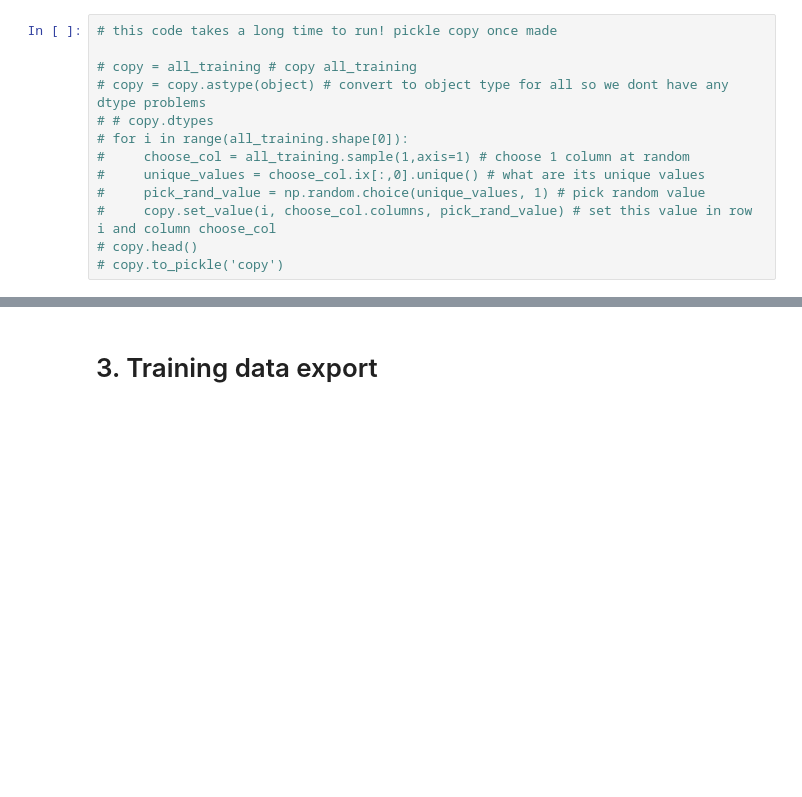
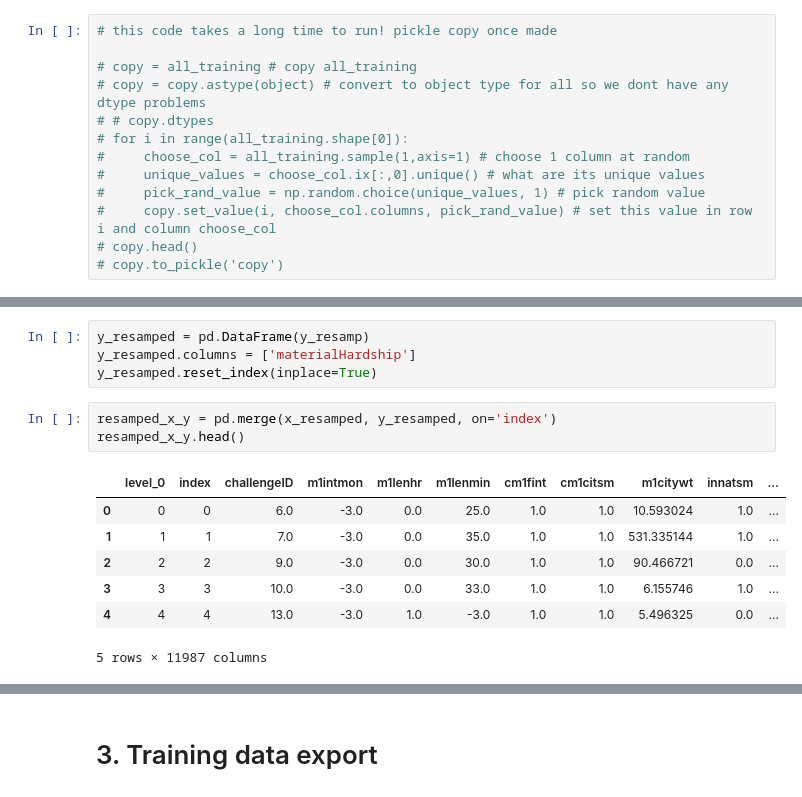
Before and after one commit to wnowak10/ffc, a Jupyter notebook: materialHardship/missing_values.ipynb, the cells around one changed output, grey strips where cells are left out. Drawn from its saved outputs; the diff is of its cells as text; blank space fills up the shorter version.

```diff
--- a/materialHardship/missing_values.ipynb
+++ b/materialHardship/missing_values.ipynb
@@ -355,0 +441,15 @@ If Joe has a homeless mom who is single, and relatives visit 3x per week and Joe
+# %%
+y_resamped = pd.DataFrame(y_resamp)
+y_resamped.columns = ['materialHardship']
+y_resamped.reset_index(inplace=True)
+# %%
+resamped_x_y = pd.merge(x_resamped, y_resamped, on='index')
+resamped_x_y.head()
+# %% [output]
+|  | level_0 | index | challengeID | m1intmon | m1lenhr | m1lenmin | cm1fint | cm1citsm | m1citywt | innatsm | ... |
+| 0 | 0 | 0 | 6.0 | -3.0 | 0.0 | 25.0 | 1.0 | 1.0 | 10.593024 | 1.0 | ... |
+| 1 | 1 | 1 | 7.0 | -3.0 | 0.0 | 35.0 | 1.0 | 1.0 | 531.335144 | 1.0 | ... |
+| 2 | 2 | 2 | 9.0 | -3.0 | 0.0 | 30.0 | 1.0 | 1.0 | 90.466721 | 0.0 | ... |
+| 3 | 3 | 3 | 10.0 | -3.0 | 0.0 | 33.0 | 1.0 | 1.0 | 6.155746 | 1.0 | ... |
+| 4 | 4 | 4 | 13.0 | -3.0 | 1.0 | -3.0 | 1.0 | 1.0 | 5.496325 | 0.0 | ... |
+5 rows × 11987 columns
```
Also changed, not shown: parts of 35 cells of this notebook, 1 other file.
